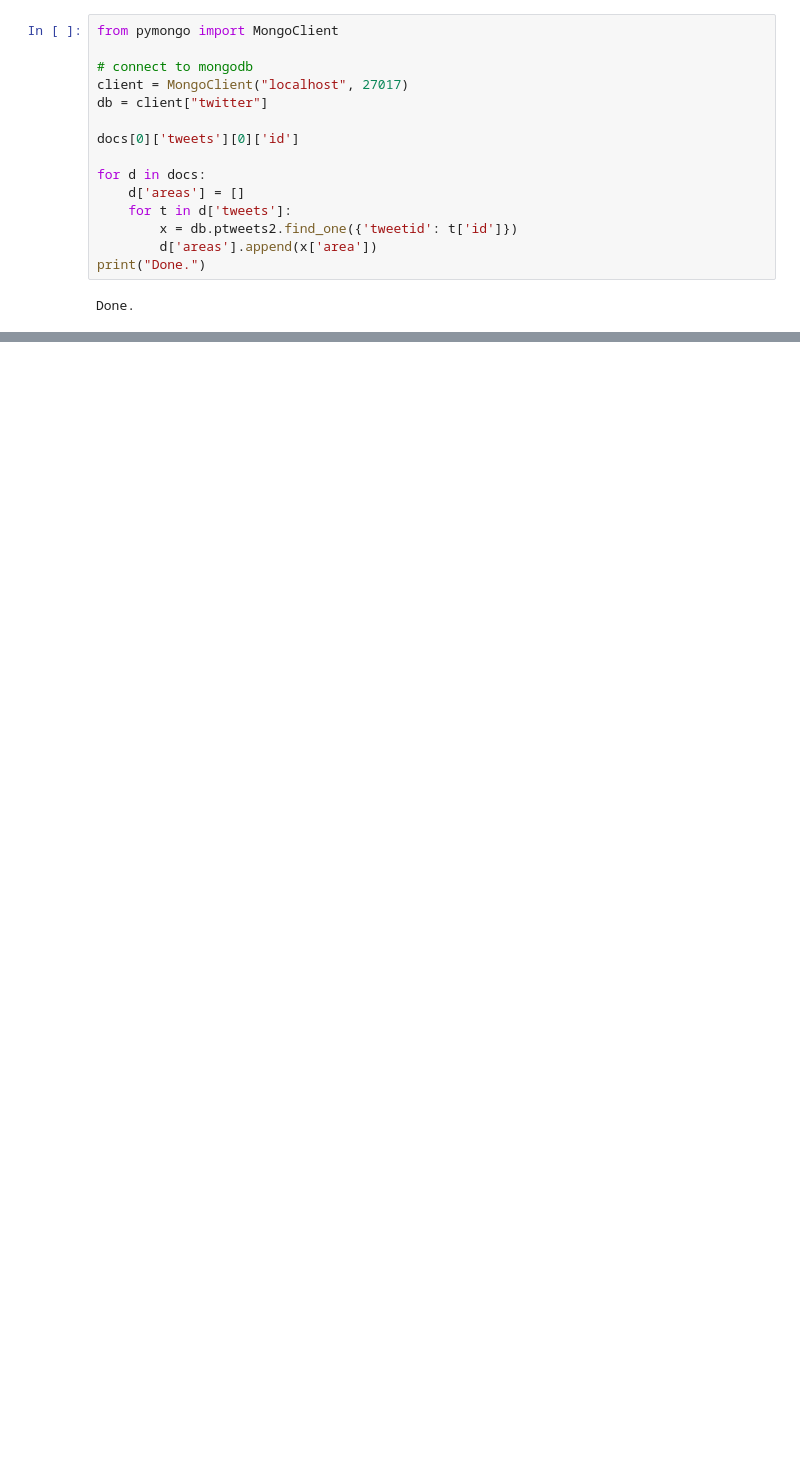
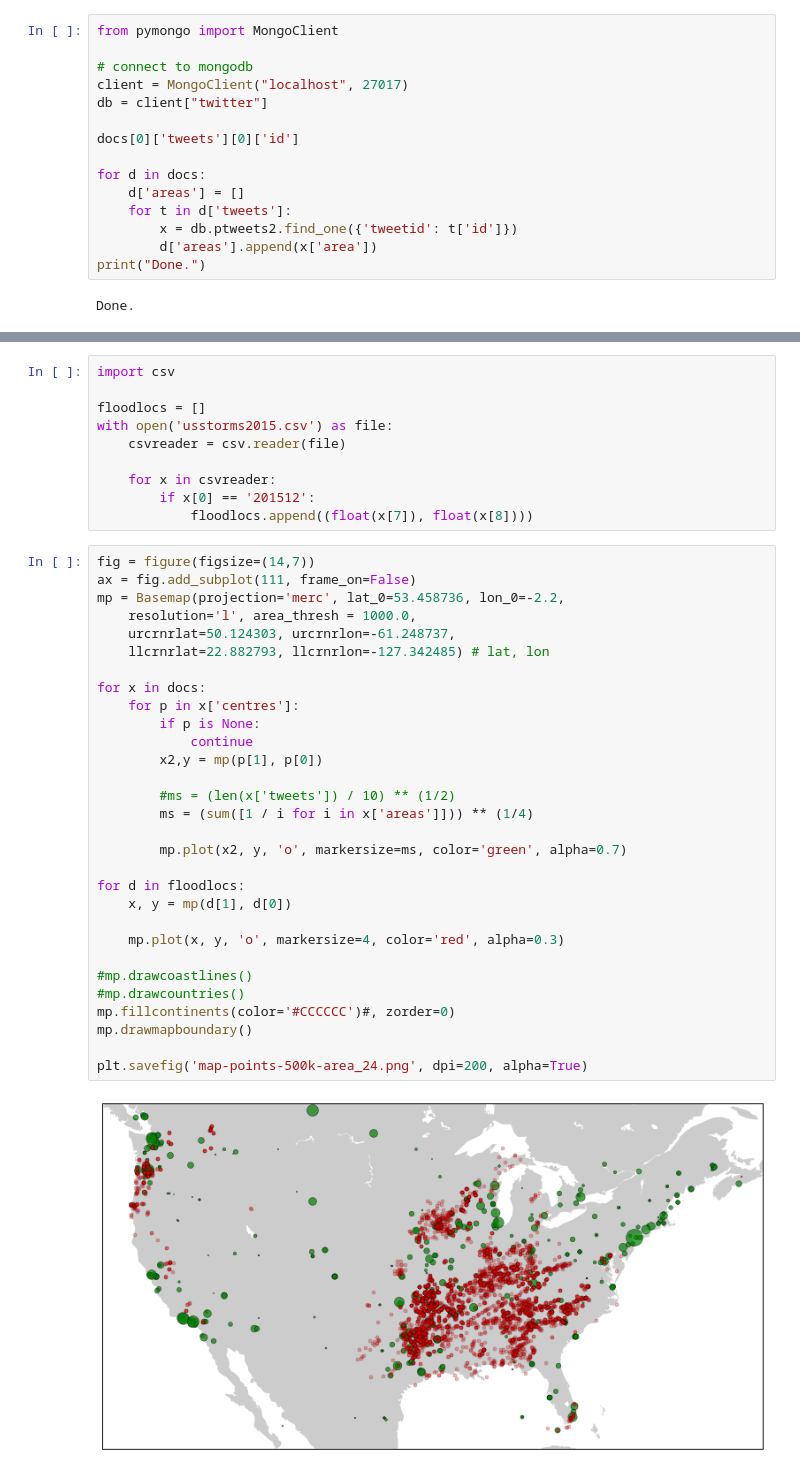
Before and after one commit to Humpheh/twied, a Jupyter notebook: workbooks/ED-Compare.ipynb, the cells around one changed output, grey strips where cells are left out. Drawn from its saved outputs; the diff is of its cells as text; blank space fills up the shorter version.

```diff
--- a/workbooks/ED-Compare.ipynb
+++ b/workbooks/ED-Compare.ipynb
@@ -119,0 +149,42 @@ plt.savefig('map-points-100k-area.png', dpi=200, alpha=True)
+# %%
+import csv
+
+floodlocs = []
+with open('usstorms2015.csv') as file:
+    csvreader = csv.reader(file)
+
+    for x in csvreader:
+        if x[0] == '201512':
+            floodlocs.append((float(x[7]), float(x[8])))
+# %%
+fig = figure(figsize=(14,7))
+ax = fig.add_subplot(111, frame_on=False)
+mp = Basemap(projection='merc', lat_0=53.458736, lon_0=-2.2,
+    resolution='l', area_thresh = 1000.0,
+    urcrnrlat=50.124303, urcrnrlon=-61.248737,
+    llcrnrlat=22.882793, llcrnrlon=-127.342485) # lat, lon
+
+for x in docs:
+    for p in x['centres']:
+        if p is None:
+            continue
+        x2,y = mp(p[1], p[0])
+
+        #ms = (len(x['tweets']) / 10) ** (1/2)
+        ms = (sum([1 / i for i in x['areas']])) ** (1/4)
+
+        mp.plot(x2, y, 'o', markersize=ms, color='green', alpha=0.7)
+
+for d in floodlocs:
+    x, y = mp(d[1], d[0])
+
+    mp.plot(x, y, 'o', markersize=4, color='red', alpha=0.3)
+
+#mp.drawcoastlines()
+#mp.drawcountries()
+mp.fillcontinents(color='#CCCCCC')#, zorder=0)
+mp.drawmapboundary()
+
+plt.savefig('map-points-500k-area_24.png', dpi=200, alpha=True)
+# %% [output]
+[figure, added]
```
Also changed, not shown: parts of 7 cells of this notebook, 19 other files.
